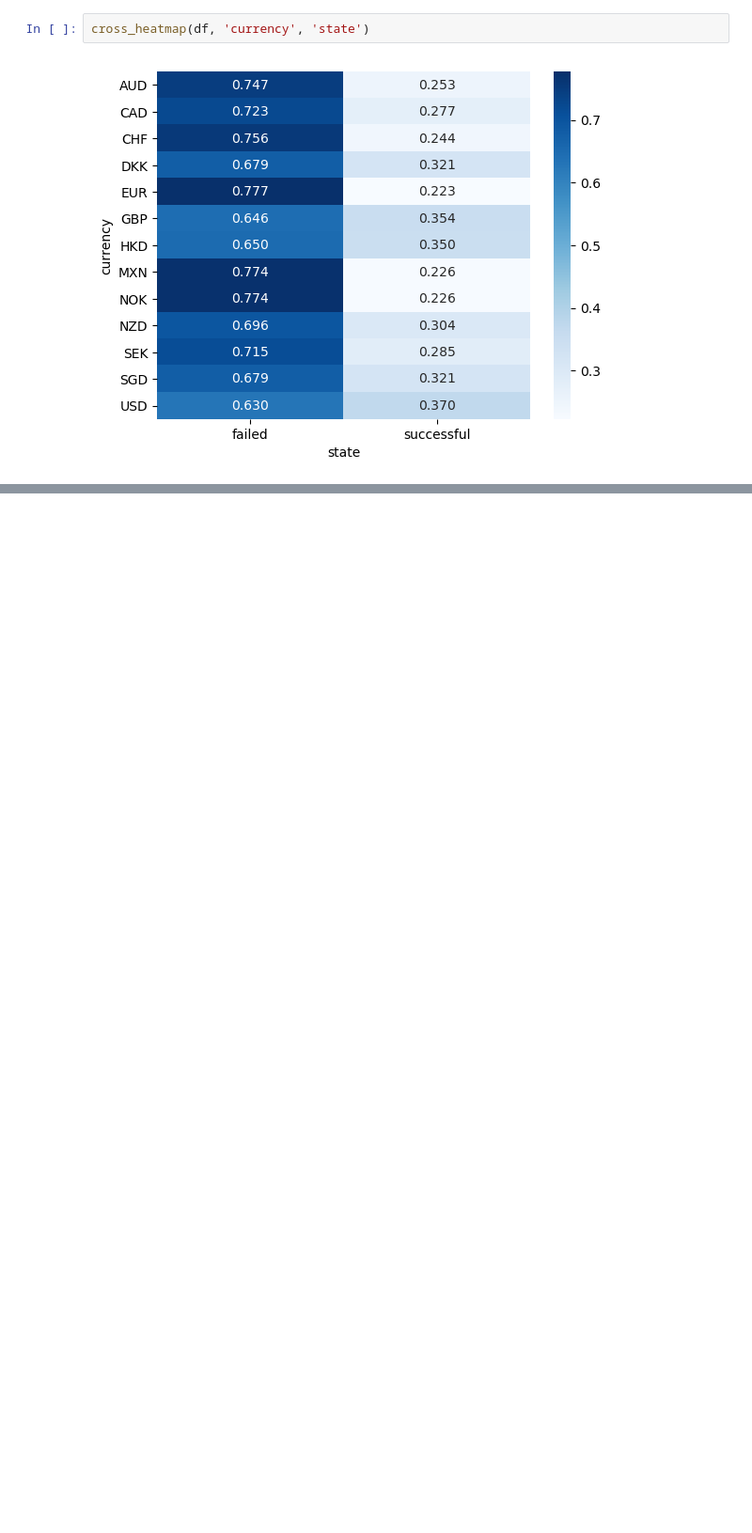
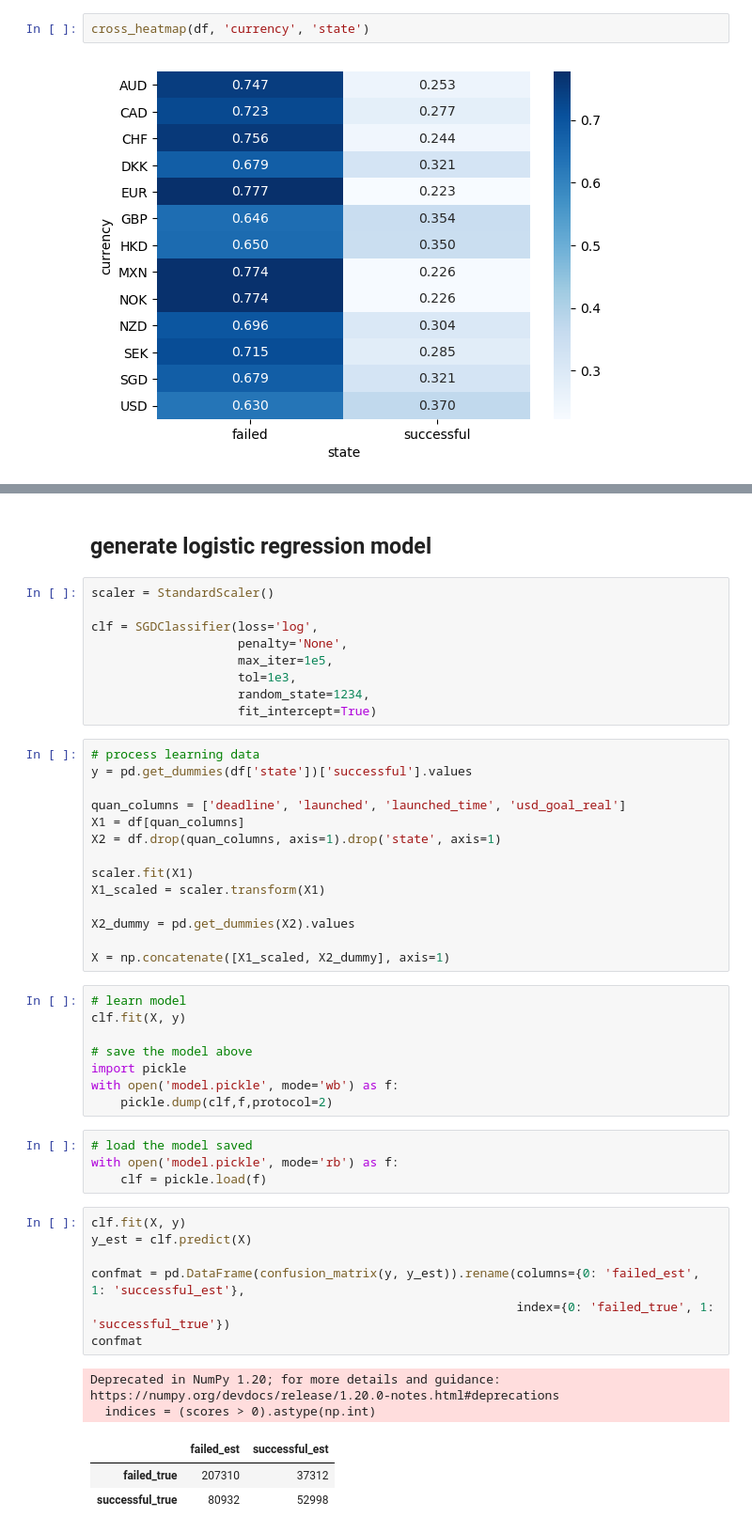
Before and after one commit to masam101376/kickstarter-projects, a Jupyter notebook: practice.ipynb, the cells around one changed output, grey strips where cells are left out. Shown at 94% size. Saved outputs shown, nothing was run; the diff lists cells and outputs as text; blank space fills up the shorter version.

Commit message:
Learn logistic regression model.

```diff
--- a/practice.ipynb
+++ b/practice.ipynb
@@ -248,3 +269,53 @@ df.describe(include='all')
 | 50% | NaN | NaN | NaN | 1.798848e+08 | 1.418162e+09 | NaN | NaN | 5.500000e+03 | 16.000000 |
 | 75% | NaN | NaN | NaN | 2.204064e+08 | 1.458778e+09 | NaN | NaN | 1.550000e+04 | 20.000000 |
 | max | NaN | NaN | NaN | 2.787264e+08 | 1.514902e+09 | NaN | NaN | 1.663614e+08 | 23.000000 |
+# %% [markdown]
+## generate logistic regression model
+# %%
+scaler = StandardScaler()
+
+clf = SGDClassifier(loss='log',
+                    penalty='None',
+                    max_iter=1e5,
+                    tol=1e3,
+                    random_state=1234,
+                    fit_intercept=True)
+# %%
+# process learning data
+y = pd.get_dummies(df['state'])['successful'].values
+
+quan_columns = ['deadline', 'launched', 'launched_time', 'usd_goal_real']
+X1 = df[quan_columns]
+X2 = df.drop(quan_columns, axis=1).drop('state', axis=1)
+
+scaler.fit(X1)
+X1_scaled = scaler.transform(X1)
+
+X2_dummy = pd.get_dummies(X2).values
+
+X = np.concatenate([X1_scaled, X2_dummy], axis=1)
+# %%
+# learn model
+clf.fit(X, y)
+
+# save the model above
+import pickle
+with open('model.pickle', mode='wb') as f:
+    pickle.dump(clf,f,protocol=2)
+# %%
+# load the model saved
+with open('model.pickle', mode='rb') as f:
+    clf = pickle.load(f)
+# %%
+clf.fit(X, y)
+y_est = clf.predict(X)
+
+confmat = pd.DataFrame(confusion_matrix(y, y_est)).rename(columns={0: 'failed_est', 1: 'successful_est'},
+                                                          index={0: 'failed_true', 1: 'successful_true'})
+confmat
+# %% [output]
+Deprecated in NumPy 1.20; for more details and guidance: https://numpy.org/devdocs/release/1.20.0-notes.html#deprecations
+  indices = (scores > 0).astype(np.int)
+|  | failed_est | successful_est |
+| failed_true | 207310 | 37312 |
+| successful_true | 80932 | 52998 |
```
Also changed, not shown: parts of 2 cells of this notebook, 1 other file.
